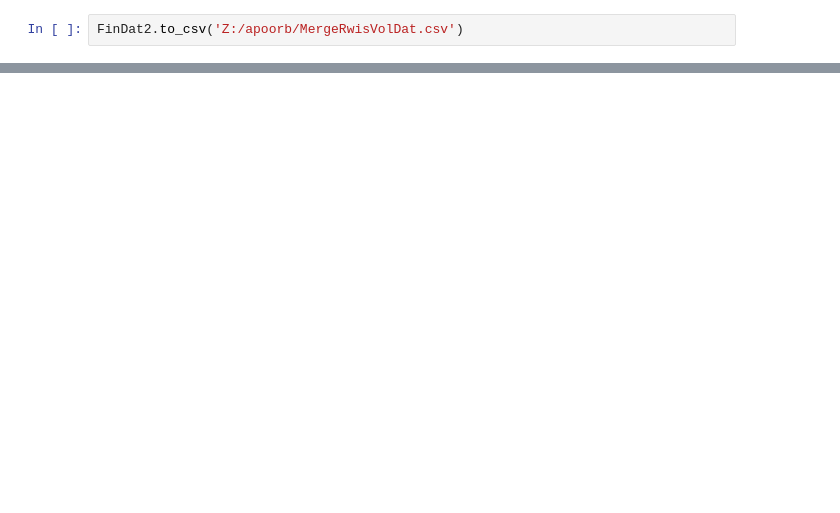
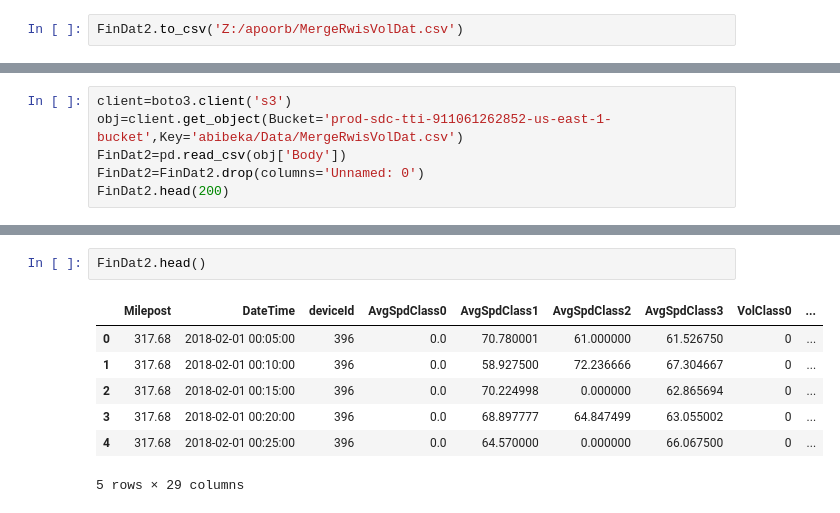
Before and after one commit to Apoorb/Hive-SDC, a Jupyter notebook: MergeVolSpd_with_RWIS_dat.ipynb, the cells around one changed output, grey strips where cells are left out. Drawn from its saved outputs; the diff is of its cells as text; blank space fills up the shorter version.

```diff
--- a/MergeVolSpd_with_RWIS_dat.ipynb
+++ b/MergeVolSpd_with_RWIS_dat.ipynb
@@ -139,0 +176,6 @@ FinDat2.to_csv('Z:/apoorb/MergeRwisVolDat.csv')
+# %%
+client=boto3.client('s3')
+obj=client.get_object(Bucket='prod-sdc-tti-911061262852-us-east-1-bucket',Key='abibeka/Data/MergeRwisVolDat.csv')
+FinDat2=pd.read_csv(obj['Body'])
+FinDat2=FinDat2.drop(columns='Unnamed: 0')
+FinDat2.head(200)
@@ -139,0 +212,10 @@ FinDat2.to_csv('Z:/apoorb/MergeRwisVolDat.csv')
+# %%
+FinDat2.head()
+# %% [output]
+|  | Milepost | DateTime | deviceId | AvgSpdClass0 | AvgSpdClass1 | AvgSpdClass2 | AvgSpdClass3 | VolClass0 | ... |
+| 0 | 317.68 | 2018-02-01 00:05:00 | 396 | 0.0 | 70.780001 | 61.000000 | 61.526750 | 0 | ... |
+| 1 | 317.68 | 2018-02-01 00:10:00 | 396 | 0.0 | 58.927500 | 72.236666 | 67.304667 | 0 | ... |
+| 2 | 317.68 | 2018-02-01 00:15:00 | 396 | 0.0 | 70.224998 | 0.000000 | 62.865694 | 0 | ... |
+| 3 | 317.68 | 2018-02-01 00:20:00 | 396 | 0.0 | 68.897777 | 64.847499 | 63.055002 | 0 | ... |
+| 4 | 317.68 | 2018-02-01 00:25:00 | 396 | 0.0 | 64.570000 | 0.000000 | 66.067500 | 0 | ... |
+5 rows × 29 columns
```
Also changed, not shown: parts of 13 cells of this notebook, 4 other files.
